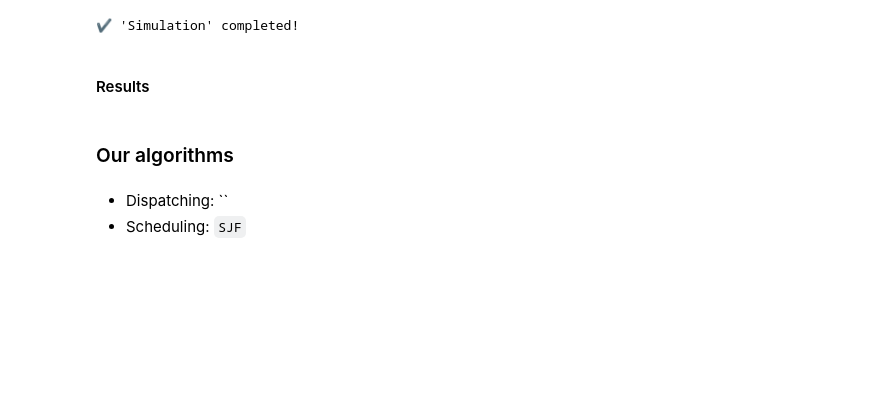
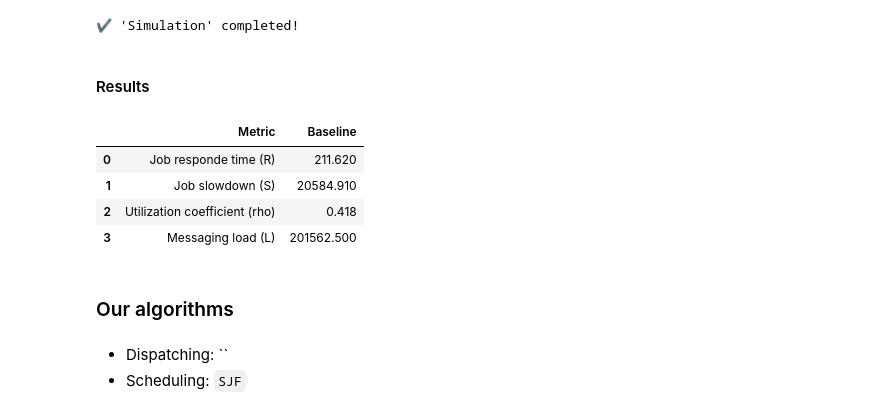
Before and after one commit to Matteo-Candi/Data_Center, a Jupyter notebook: Hw_2/main.ipynb, the cells around one changed output. Saved outputs shown, nothing was run; the diff lists cells and outputs as text; code cells hidden in the pictures; blank space fills up the shorter version.

```diff
--- a/Hw_2/main.ipynb
+++ b/Hw_2/main.ipynb
@@ -186,21 +205,6 @@ class Server:
 # %%
-# How to decide to which servers assign the new task.
-def LWL(task, servers):
-
-    min_workload = float('inf')
-    selected_server = None
-
-    for server in servers.values():
-        server.compute_workload(task)
-        if server.workload < min_workload:
-            min_workload = server.workload
-            selected_server = server
-
-    selected_server.assign_task(task)
-
-
 # Simulation function.
-def simulation(data, N):
+def simulation_baseline(data, N):
 
     global servers
     global tasks
@@ -226,7 +230,7 @@ def simulation(data, N):
 # %%
 data = data.head(100_000)
 
-simulation(data, N)
+simulation_baseline(data, N)
 # %% [output]
 ⌛ Creating task objects...
 ✔️ Objects created!
@@ -242,44 +246,45 @@ for key, obj in tasks.items():
     new_row = vars(tasks[key])
     row = {key: val for key, val in new_row.items()}
     rows.append(row)
-
 df_tasks_bl = pd.DataFrame(rows)
 df_tasks_bl['final_time'] = df_tasks_bl['ta'] + df_tasks_bl['end_time']
 
 # Stats baseline.
 stats_df_bl = df_tasks_bl.groupby('jid').agg({'ta': 'min', 'final_time': 'max', 'X': 'sum'})
 stats_df_bl = stats_df_bl.rename(columns={'ta': 'min_ta', 'final_time': 'max_ta_end_time', 'X': 'tot_job_X'})
 stats_df_bl['R'] = stats_df_bl['max_ta_end_time'] - stats_df_bl['min_ta']
 stats_df_bl = stats_df_bl.reset_index()
-stats_df_bl = stats_df_bl.drop(stats_df_bl[(stats_df_bl.R > 0) & (stats_df_bl.tot_job_X == 0)].index)
+stats_df_bl = stats_df_bl.drop(stats_df_bl[stats_df_bl.tot_job_X == 0].index)
 stats_df_bl['S'] = stats_df_bl['R'] / stats_df_bl['tot_job_X']
 stats_df_bl['S'] = stats_df_bl['S'].replace(np.inf, 1)
 stats_df_bl['S'] = stats_df_bl['S'].replace(np.nan, 1)
 
 # Servers baseline.
 rows = []
 for key, obj in servers.items():
     new_row = vars(servers[key])
     row = {attributo: valore for attributo, valore in new_row.items()}
     rows.append(row)
 df_servers_bl = pd.DataFrame(rows)
 
 # Summaries
 R_avg_bl = stats_df_bl.R.mean()
 S_avg_bl = stats_df_bl.S.mean()
 tot_task_arrival_bl = max(df_tasks_bl['final_time']) - min(data.t_a)
 rho_avg_bl = (df_servers_bl.utilization / tot_task_arrival_bl).mean()
 l_avg_bl = df_servers_bl.n_messages.mean()
 
 summaries = {'Metric': ['Job responde time (R)', 'Job slowdown (S)', 'Utilization coefficient (rho)', 'Messaging load (L)'],
              'Baseline': [round(R_avg_bl, 2), round(S_avg_bl, 2), round(rho_avg_bl, 3), round(l_avg_bl, 2)]}
 
 df_summaries = pd.DataFrame(summaries)
-
-# print('-' * 14)
-# print('Average values')
-# print('-' * 14)
-# display(df_summaries)
+df_summaries
+# %% [output]
+|  | Metric | Baseline |
+| 0 | Job responde time (R) | 211.620 |
+| 1 | Job slowdown (S) | 20584.910 |
+| 2 | Utilization coefficient (rho) | 0.418 |
+| 3 | Messaging load (L) | 201562.500 |
 # %% [markdown]
 ### Our algorithms
 # %% [markdown]
```
Also changed, not shown: parts of 15 cells of this notebook.
